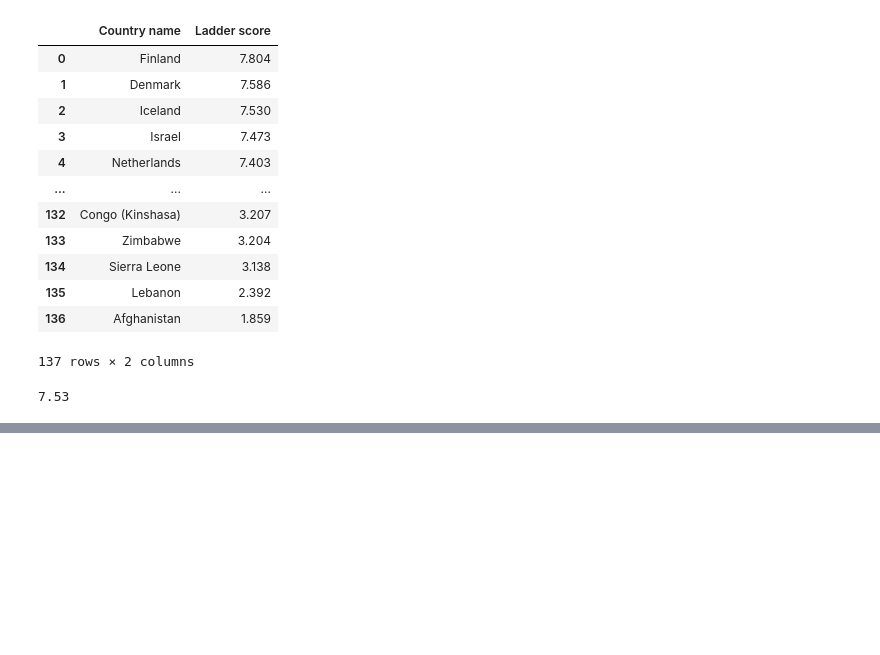
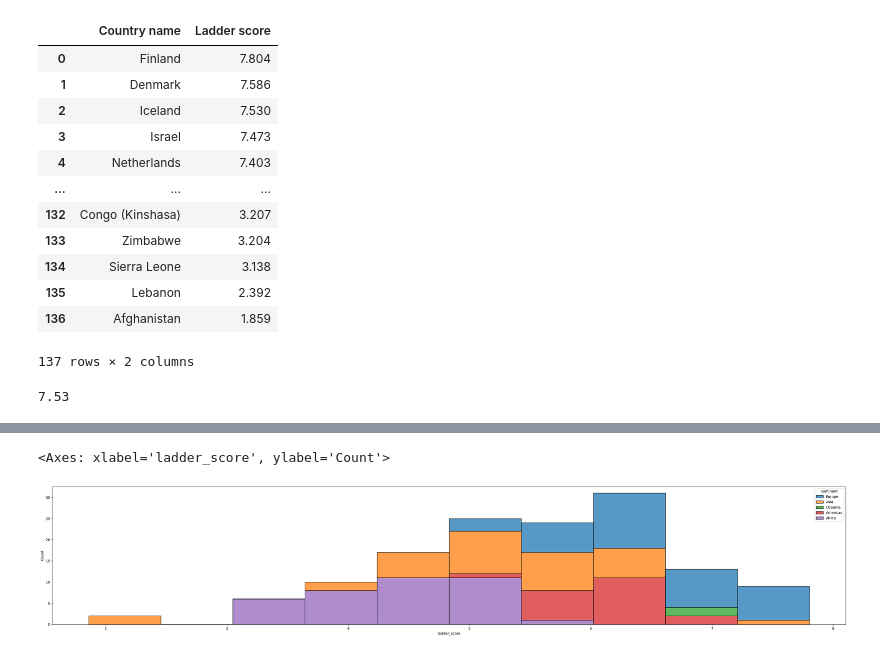
Before and after one commit to steenbergen/DeepLearn, a Jupyter notebook: DataWrangle.ipynb, the cells around one changed output, grey strips where cells are left out. Drawn from its saved outputs; the diff is of its cells as text; code cells hidden in the pictures; blank space fills up the shorter version.

```diff
--- a/DataWrangle.ipynb
+++ b/DataWrangle.ipynb
@@ -76,0 +288,7 @@ SyntaxError: ignored
+# %%
+import matplotlib.pyplot as plt
+import seaborn as sns
+sns.histplot(data = whr23, x = "ladder_score", hue = "continent", multiple = "stack")
+# %% [output]
+<Axes: xlabel='ladder_score', ylabel='Count'>
+[figure, added]
```
Also changed, not shown: parts of 25 cells of this notebook.
